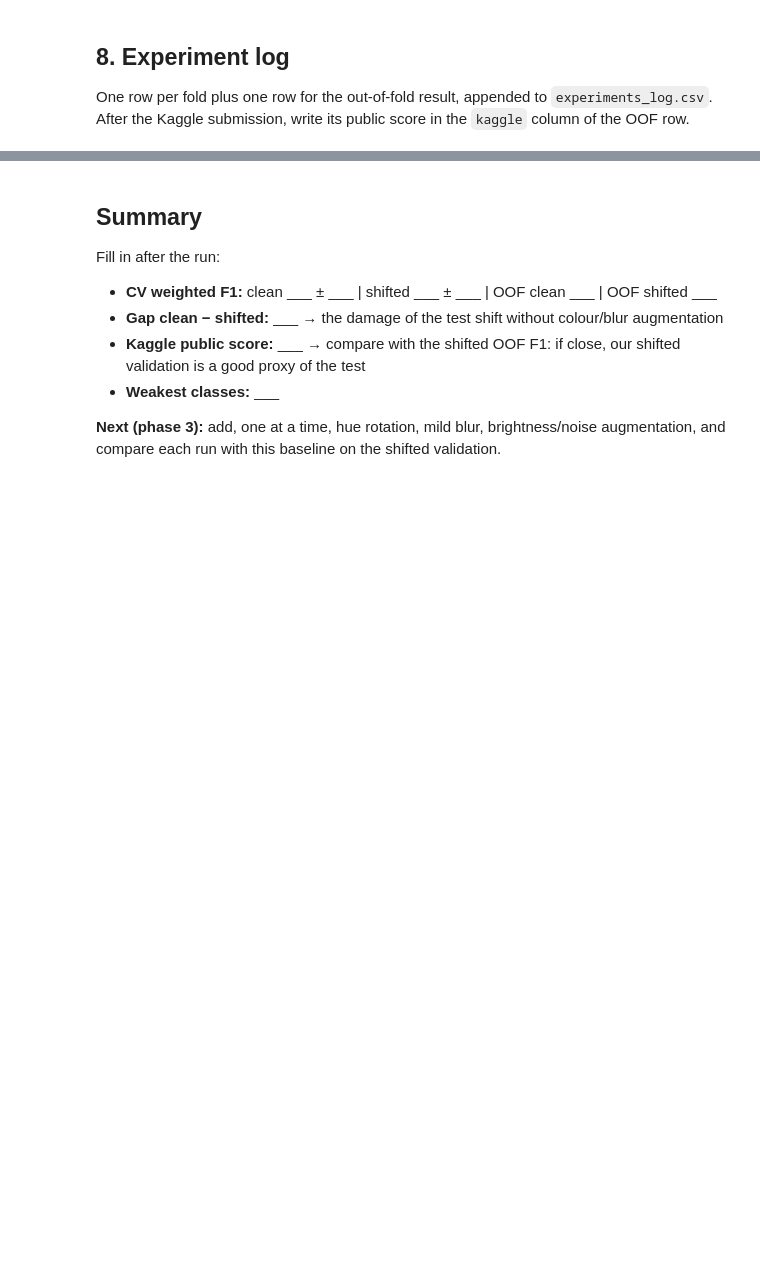
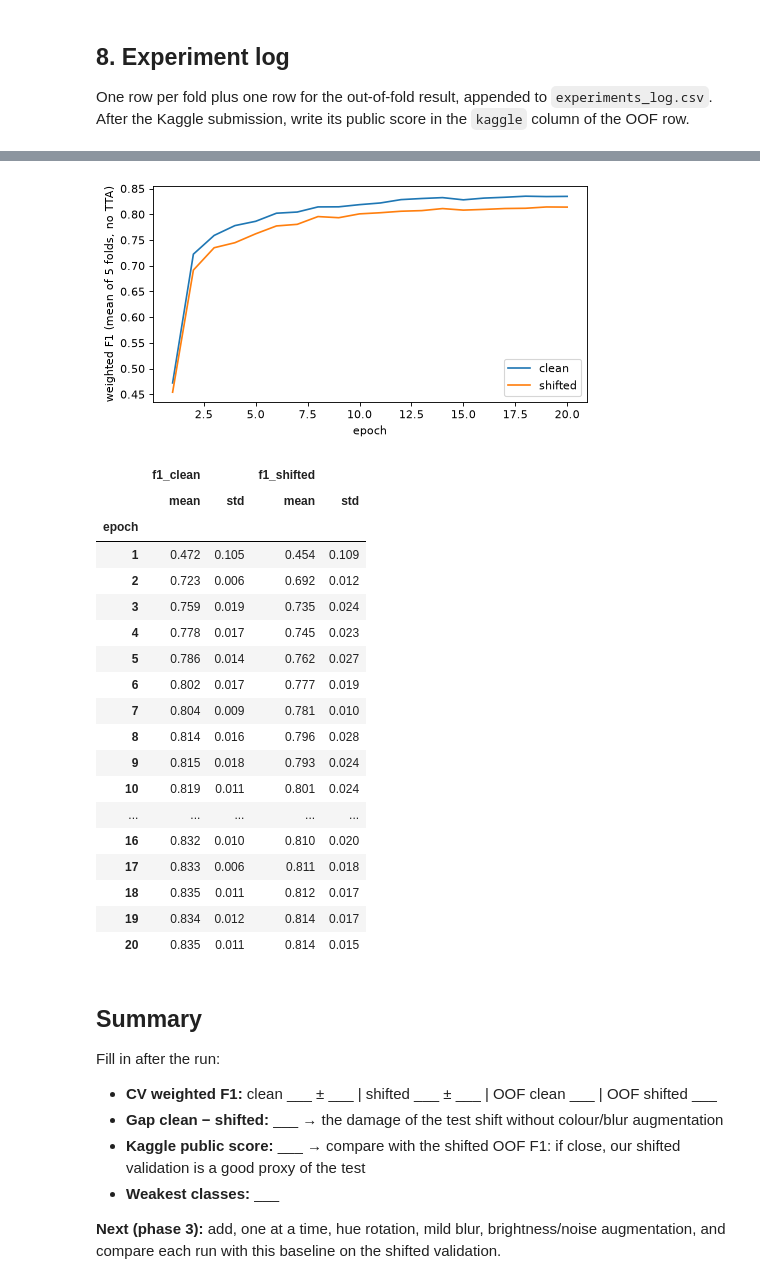
Before and after one commit to davidemeta/ANN-DL-Challenge, a Jupyter notebook: families/elia/10_baseline.ipynb, the cells around one changed output, grey strips where cells are left out. Drawn from its saved outputs; the diff is of its cells as text; code cells hidden in the pictures; blank space fills up the shorter version.

```diff
--- a/families/elia/10_baseline.ipynb
+++ b/families/elia/10_baseline.ipynb
@@ -486,3 +507,30 @@ pd.DataFrame(rows).round(4)
+# %%
+h = pd.concat(histories.values()).groupby("epoch")[["f1_clean", "f1_shifted"]].agg(["mean", "std"])
+ax = h[("f1_clean", "mean")].plot(label="clean", figsize=(7, 3.5))
+h[("f1_shifted", "mean")].plot(ax=ax, label="shifted")
+ax.set_xlabel("epoch"); ax.set_ylabel("weighted F1 (mean of 5 folds, no TTA)"); ax.legend(); plt.show()
+h.round(3)
+# %% [output]
+[figure, added]
+|  | f1_clean |  | f1_shifted |  |
+|  | mean | std | mean | std |
+| epoch |  |  |  |  |
+| 1 | 0.472 | 0.105 | 0.454 | 0.109 |
+| 2 | 0.723 | 0.006 | 0.692 | 0.012 |
+| 3 | 0.759 | 0.019 | 0.735 | 0.024 |
+| 4 | 0.778 | 0.017 | 0.745 | 0.023 |
+| 5 | 0.786 | 0.014 | 0.762 | 0.027 |
+| 6 | 0.802 | 0.017 | 0.777 | 0.019 |
+| 7 | 0.804 | 0.009 | 0.781 | 0.010 |
+| 8 | 0.814 | 0.016 | 0.796 | 0.028 |
+| 9 | 0.815 | 0.018 | 0.793 | 0.024 |
+| 10 | 0.819 | 0.011 | 0.801 | 0.024 |
+| ... | ... | ... | ... | ... |
+| 16 | 0.832 | 0.010 | 0.810 | 0.020 |
+| 17 | 0.833 | 0.006 | 0.811 | 0.018 |
+| 18 | 0.835 | 0.011 | 0.812 | 0.017 |
+| 19 | 0.834 | 0.012 | 0.814 | 0.017 |
+| 20 | 0.835 | 0.011 | 0.814 | 0.015 |
 # %% [markdown]
 ## Summary
 
```
Also changed, not shown: parts of 7 cells of this notebook.
